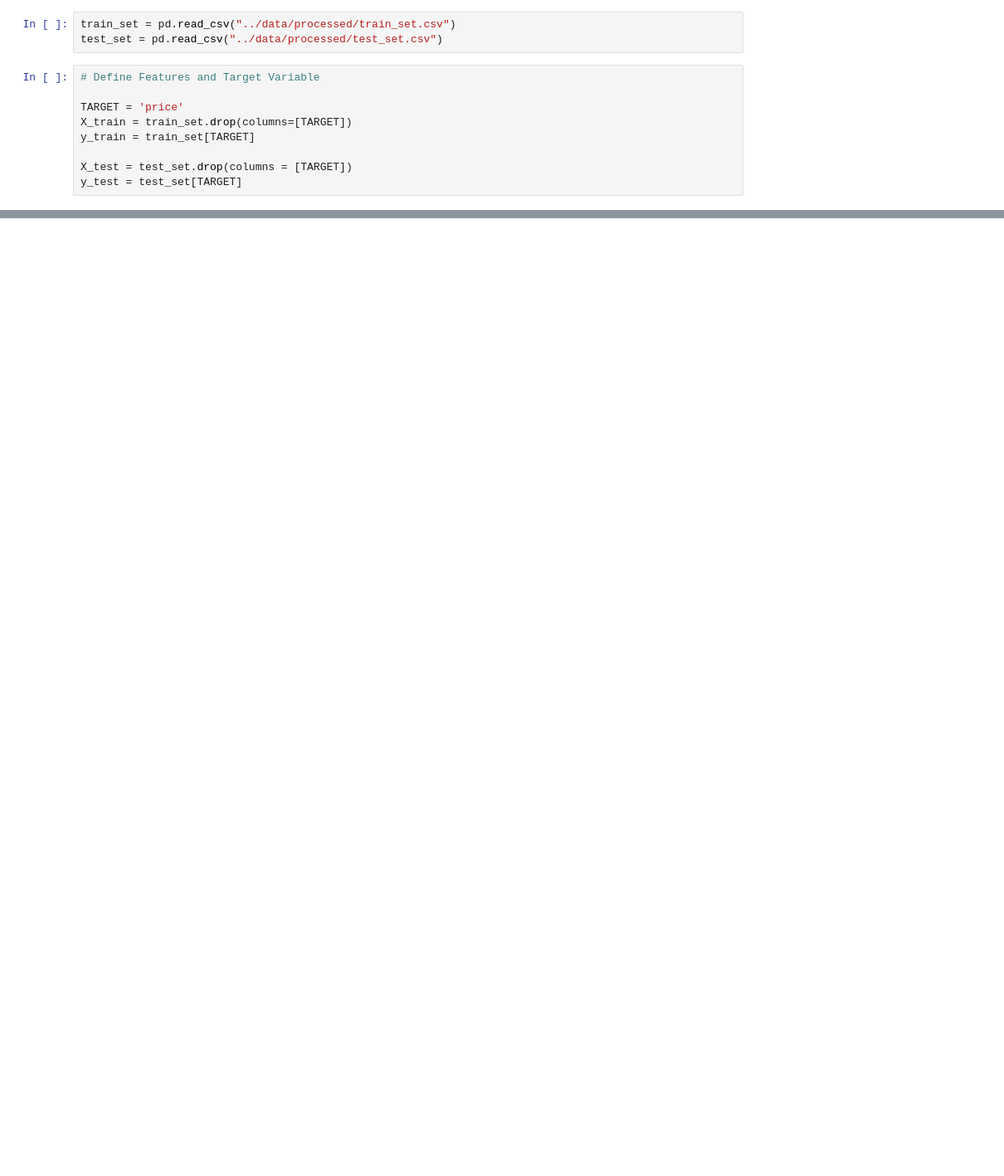
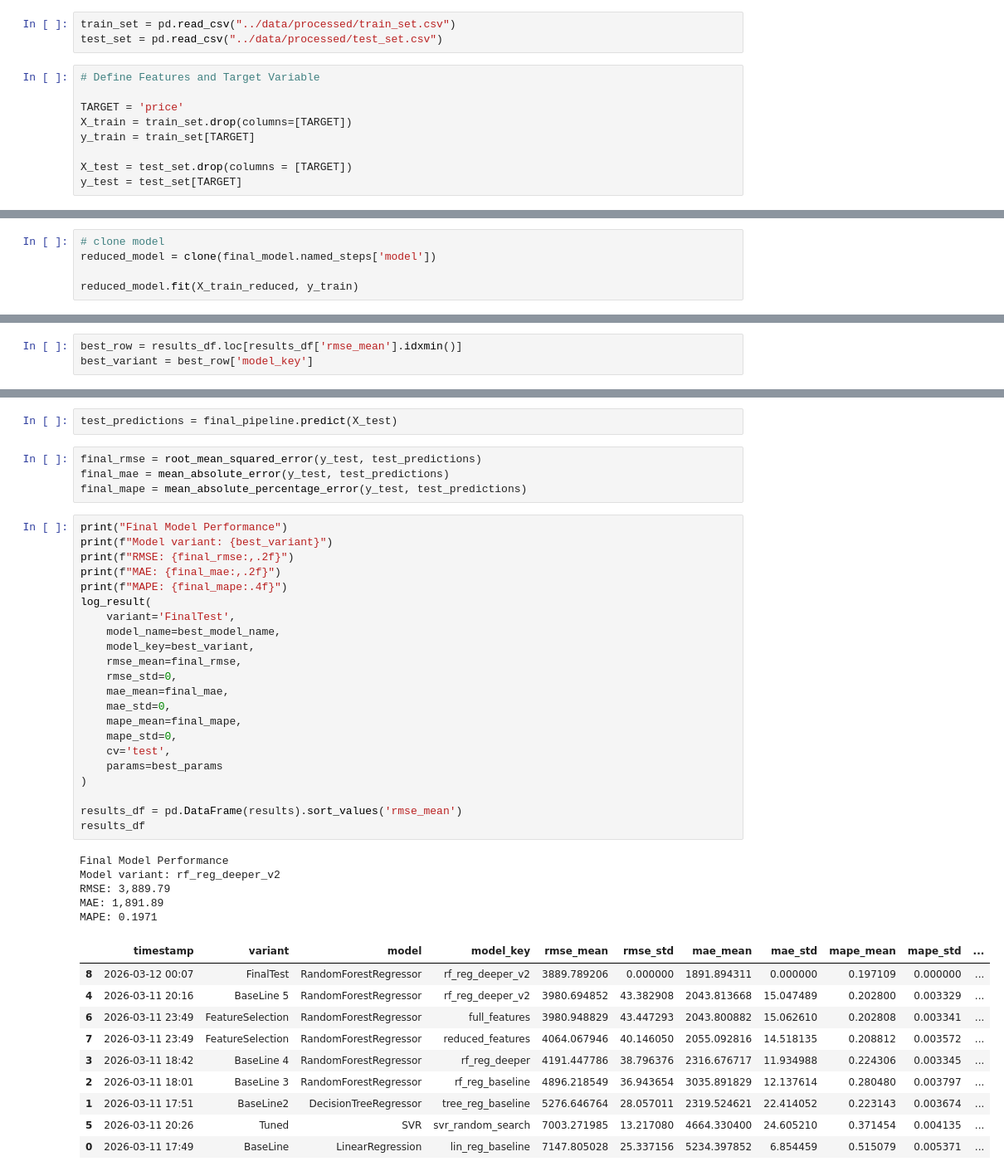
Before and after one commit to elen-sparrow-git/used-car-price-ml, a Jupyter notebook: notebooks/02_model_training_pipeline.ipynb, the cells around one changed output, grey strips where cells are left out. Shown at 83% size. Saved outputs shown, nothing was run; the diff lists cells and outputs as text; blank space fills up the shorter version.

```diff
--- a/notebooks/02_model_training_pipeline.ipynb
+++ b/notebooks/02_model_training_pipeline.ipynb
@@ -485,0 +626,5 @@ joblib.dump(final_model, '../models/final_model.joblib')
+# %%
+# clone model
+reduced_model = clone(final_model.named_steps['model'])
+
+reduced_model.fit(X_train_reduced, y_train)
@@ -485,0 +681,3 @@ joblib.dump(final_model, '../models/final_model.joblib')
+# %%
+best_row = results_df.loc[results_df['rmse_mean'].idxmin()]
+best_variant = best_row['model_key']
@@ -485,0 +702,44 @@ joblib.dump(final_model, '../models/final_model.joblib')
+# %%
+test_predictions = final_pipeline.predict(X_test)
+# %%
+final_rmse = root_mean_squared_error(y_test, test_predictions)
+final_mae = mean_absolute_error(y_test, test_predictions)
+final_mape = mean_absolute_percentage_error(y_test, test_predictions)
+# %%
+print("Final Model Performance")
+print(f"Model variant: {best_variant}")
+print(f"RMSE: {final_rmse:,.2f}")
+print(f"MAE: {final_mae:,.2f}")
+print(f"MAPE: {final_mape:.4f}")
+log_result(
+    variant='FinalTest',
+    model_name=best_model_name,
+    model_key=best_variant,
+    rmse_mean=final_rmse,
+    rmse_std=0,
+    mae_mean=final_mae,
+    mae_std=0,
+    mape_mean=final_mape,
+    mape_std=0,
+    cv='test',
+    params=best_params
+)
+
+results_df = pd.DataFrame(results).sort_values('rmse_mean')
+results_df
+# %% [output]
+Final Model Performance
+Model variant: rf_reg_deeper_v2
+RMSE: 3,889.79
+MAE: 1,891.89
+MAPE: 0.1971
+|  | timestamp | variant | model | model_key | rmse_mean | rmse_std | mae_mean | mae_std | mape_mean | mape_std | ... |
+| 8 | 2026-03-12 00:07 | FinalTest | RandomForestRegressor | rf_reg_deeper_v2 | 3889.789206 | 0.000000 | 1891.894311 | 0.000000 | 0.197109 | 0.000000 | ... |
+| 4 | 2026-03-11 20:16 | BaseLine 5 | RandomForestRegressor | rf_reg_deeper_v2 | 3980.694852 | 43.382908 | 2043.813668 | 15.047489 | 0.202800 | 0.003329 | ... |
+| 6 | 2026-03-11 23:49 | FeatureSelection | RandomForestRegressor | full_features | 3980.948829 | 43.447293 | 2043.800882 | 15.062610 | 0.202808 | 0.003341 | ... |
+| 7 | 2026-03-11 23:49 | FeatureSelection | RandomForestRegressor | reduced_features | 4064.067946 | 40.146050 | 2055.092816 | 14.518135 | 0.208812 | 0.003572 | ... |
+| 3 | 2026-03-11 18:42 | BaseLine 4 | RandomForestRegressor | rf_reg_deeper | 4191.447786 | 38.796376 | 2316.676717 | 11.934988 | 0.224306 | 0.003345 | ... |
+| 2 | 2026-03-11 18:01 | BaseLine 3 | RandomForestRegressor | rf_reg_baseline | 4896.218549 | 36.943654 | 3035.891829 | 12.137614 | 0.280480 | 0.003797 | ... |
+| 1 | 2026-03-11 17:51 | BaseLine2 | DecisionTreeRegressor | tree_reg_baseline | 5276.646764 | 28.057011 | 2319.524621 | 22.414052 | 0.223143 | 0.003674 | ... |
+| 5 | 2026-03-11 20:26 | Tuned | SVR | svr_random_search | 7003.271985 | 13.217080 | 4664.330400 | 24.605210 | 0.371454 | 0.004135 | ... |
+| 0 | 2026-03-11 17:49 | BaseLine | LinearRegression | lin_reg_baseline | 7147.805028 | 25.337156 | 5234.397852 | 6.854459 | 0.515079 | 0.005371 | ... |
```
Also changed, not shown: parts of 46 cells of this notebook.
